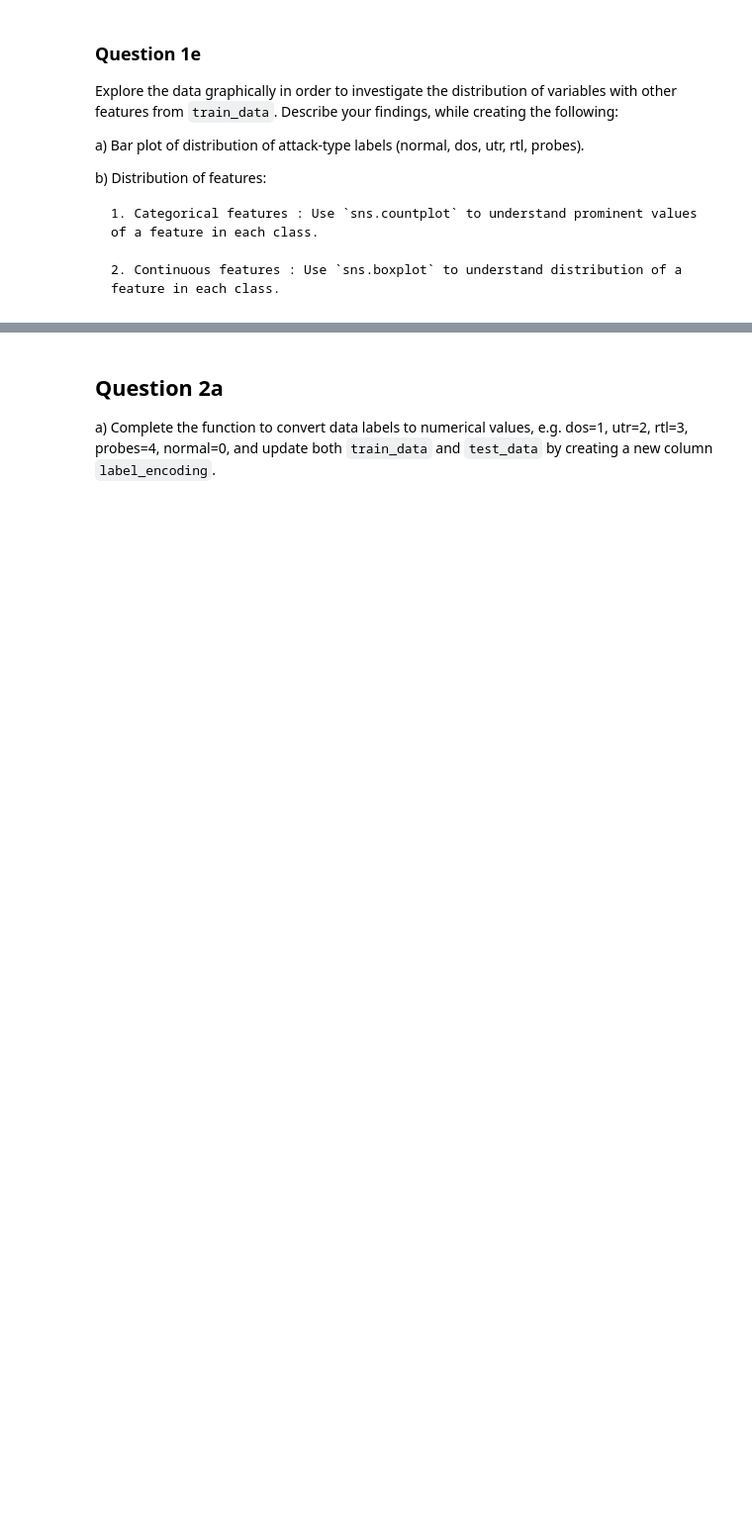
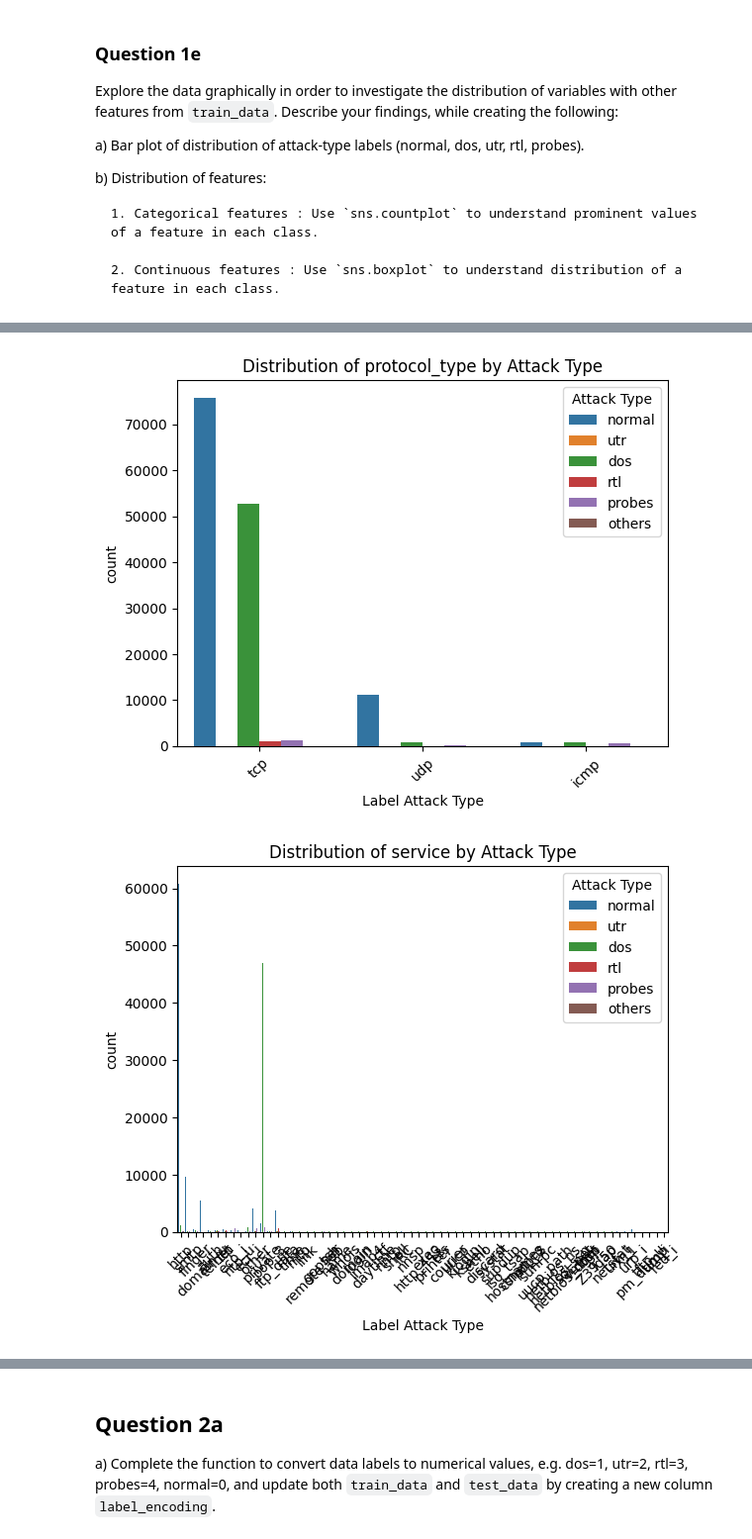
Before and after one commit to TheChroniclerr/CP322, a Jupyter notebook: Assignment_2.ipynb, the cells around one changed output, grey strips where cells are left out. Shown at 99% size. Drawn from its saved outputs; the diff is of its cells as text; code cells hidden in the pictures; blank space fills up the shorter version.

```diff
--- a/Assignment_2.ipynb
+++ b/Assignment_2.ipynb
@@ -190,7 +285,22 @@ plt.xticks(rotation=10)
 # %%
 #b i) distribution of categorical variables with 'label_attack_type'
-categorical_cols = ...
+categorical_cols = train_data.select_dtypes(include=['object']).columns.tolist()
 
 for col in categorical_cols:
     plt.figure()
-    ...
+
+    sns.countplot(
+        data=train_data,
+        hue='label_attack_type',
+        x=col,
+    )
+
+    plt.title(f'Distribution of {col} by Attack Type')
+    # plt.xlabel('Label Attack Type')
+    plt.xticks(rotation=45)
+    plt.legend(title='Attack Type')
+
+    plt.show()
+# %% [output]
+[figure, added]
+[figure, added]
```
Also changed, not shown: parts of 55 cells of this notebook.
